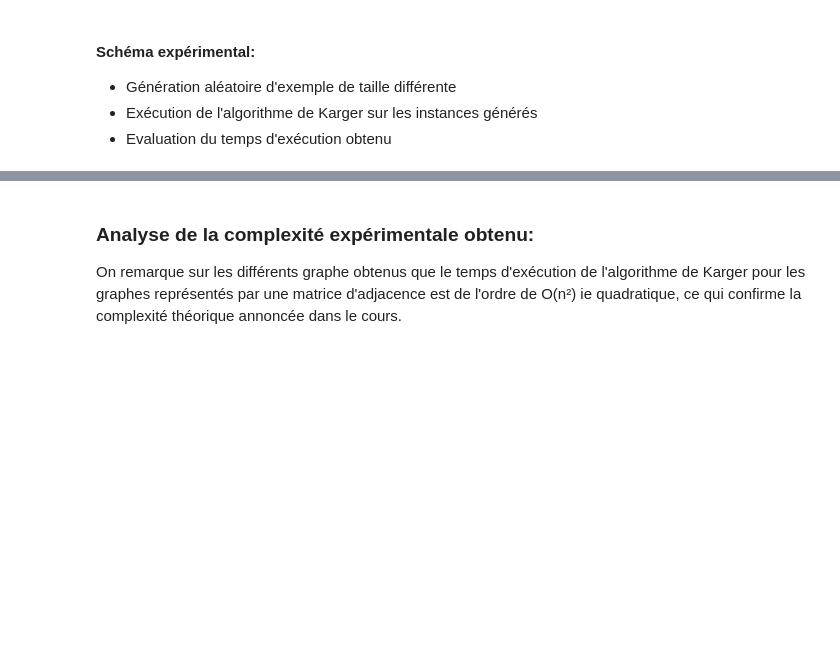
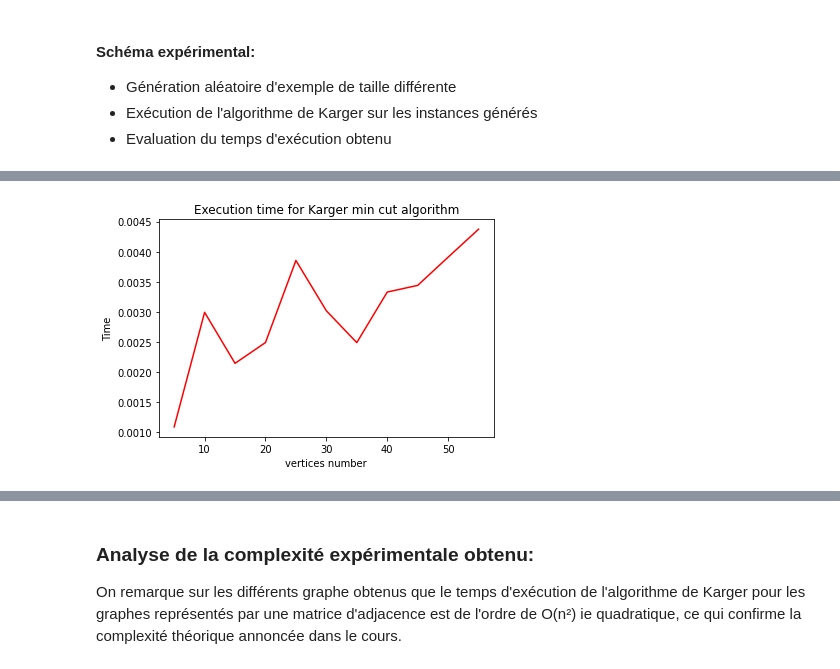
Before and after one commit to samynhl/Projet-COMPLEX, a Jupyter notebook: TME PROJET.ipynb, the cells around one changed output, grey strips where cells are left out. Drawn from its saved outputs; the diff is of its cells as text; code cells hidden in the pictures; blank space fills up the shorter version.

```diff
--- a/TME PROJET.ipynb
+++ b/TME PROJET.ipynb
@@ -490,0 +517,30 @@ scale_applying(x_b,y_b)
+# %%
+# Cas de graphe aléatoire
+
+exec_times = []
+for n in range(5, 60, 5):
+    t = 0
+    for it in range(100):
+        G = create_graph(n, ty="random")
+        tic = time.time()
+        _,_ = Karger(G)
+        tac = time.time()
+        t+= (tac-tic)
+    exec_times.append(t/n)
+
+
+# Plotting the execution time
+x_r = np.arange(5, 60, 5)
+y_r = np.array(exec_times)
+
+plt.plot(x_r,y_r, "r")
+
+# Add titles and labels
+plt.title('Execution time for Karger min cut algorithm')
+plt.xlabel('vertices number')
+plt.ylabel('Time')
+
+# Show the figure
+plt.show()
+# %% [output]
+[figure, added]
```
Also changed, not shown: parts of 43 cells of this notebook, 3 other files.
